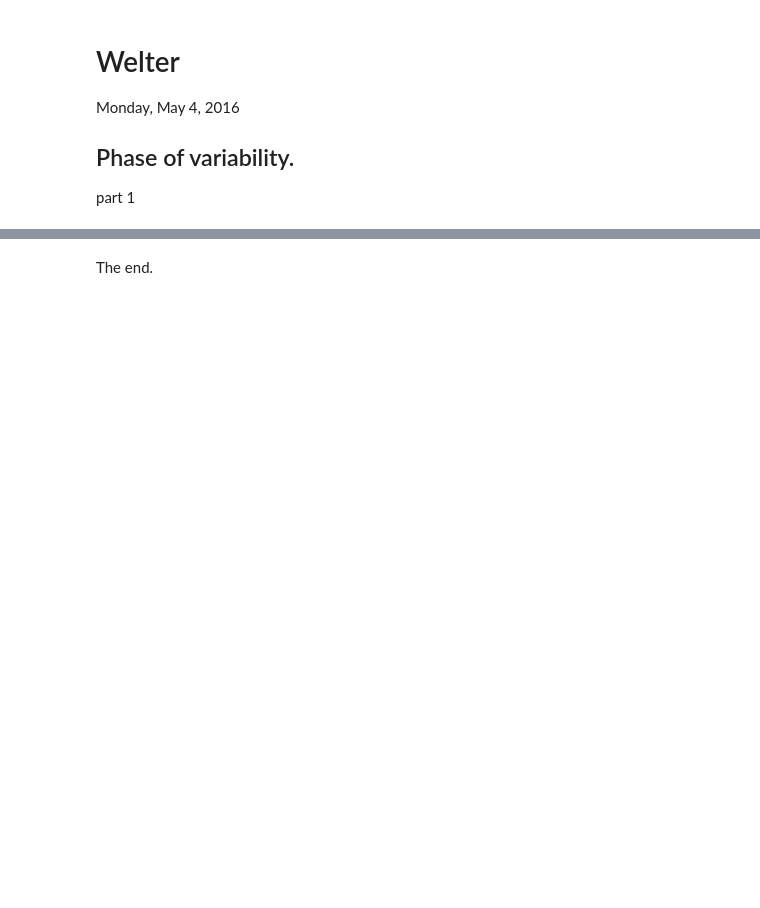
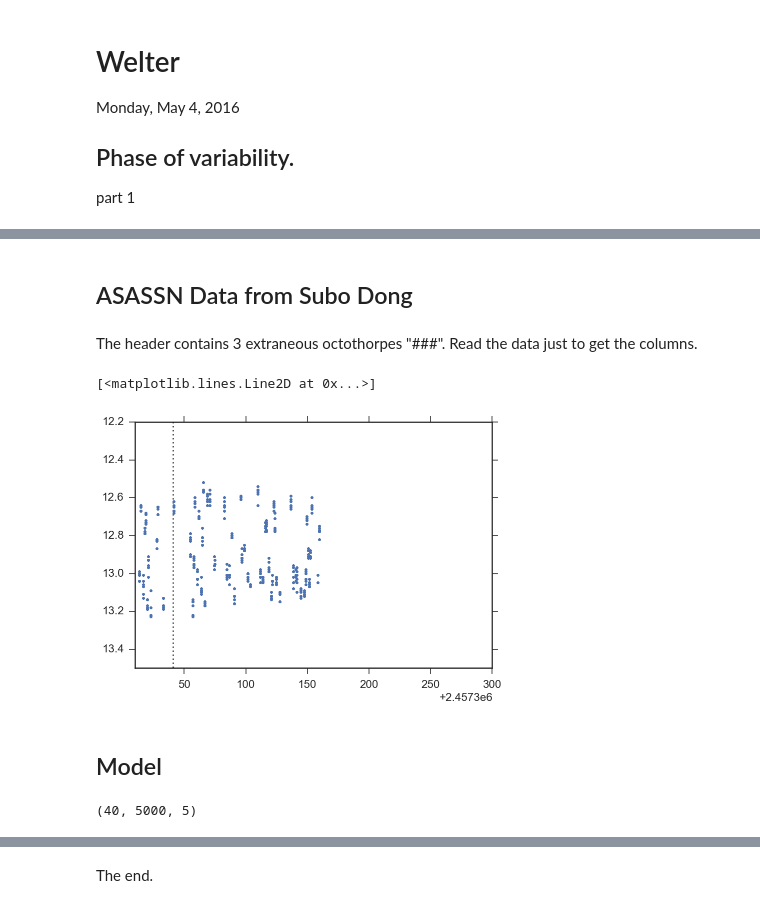
Before and after one commit to BrownDwarf/welter, a Jupyter notebook: notebooks/welter_issue018-01_Phase_of_variability_from_phot.ipynb, the cells around one changed output, grey strips where cells are left out. Drawn from its saved outputs; the diff is of its cells as text; code cells hidden in the pictures; blank space fills up the shorter version.

```diff
--- a/notebooks/welter_issue018-01_Phase_of_variability_from_phot.ipynb
+++ b/notebooks/welter_issue018-01_Phase_of_variability_from_phot.ipynb
@@ -25,2 +22,0 @@ sns.set_style('ticks')
-# %%
-x = np.arange(1300, 1400, 0.30)
@@ -29,2 +22,0 @@ p = 3.36
-# %%
-y = 12.7 + 0.15*np.sin(2.0*np.pi*x/p)
@@ -40,0 +23,2 @@ Ok, now we just need real data!
+# %% [markdown]
+## ASASSN Data from Subo Dong
@@ -40,0 +29,20 @@ Ok, now we just need real data!
+# %% [markdown]
+The header contains 3 extraneous octothorpes "###".  Read the data just to get the columns.
+# %%
+fn = '../data/photometry/LkCa4.dat'
+names = pd.read_csv(fn, delim_whitespace=True, nrows=0).columns[1:]
+dat = pd.read_csv(fn, delim_whitespace=True, names=names, header=0, index_col=False)
+#dat.head()
+# %%
+plt.plot(dat.JD, dat.mag, '.')
+plt.ylim(13.5, 12.2)
+plt.xlim(2457310)#, 2457390)
+
+plt.vlines(2457341.0, 12.2, 13.5, linestyles='dotted')
+
+plt.plot(x, y)
+# %% [output]
+[<matplotlib.lines.Line2D at 0x...>]
+[figure, added]
+# %% [markdown]
+## Model
@@ -40,0 +87,4 @@ Ok, now we just need real data!
+# %%
+ws.shape
+# %% [output]
+(40, 5000, 5)
```
Also changed, not shown: parts of 50 cells of this notebook, 31 other files.
